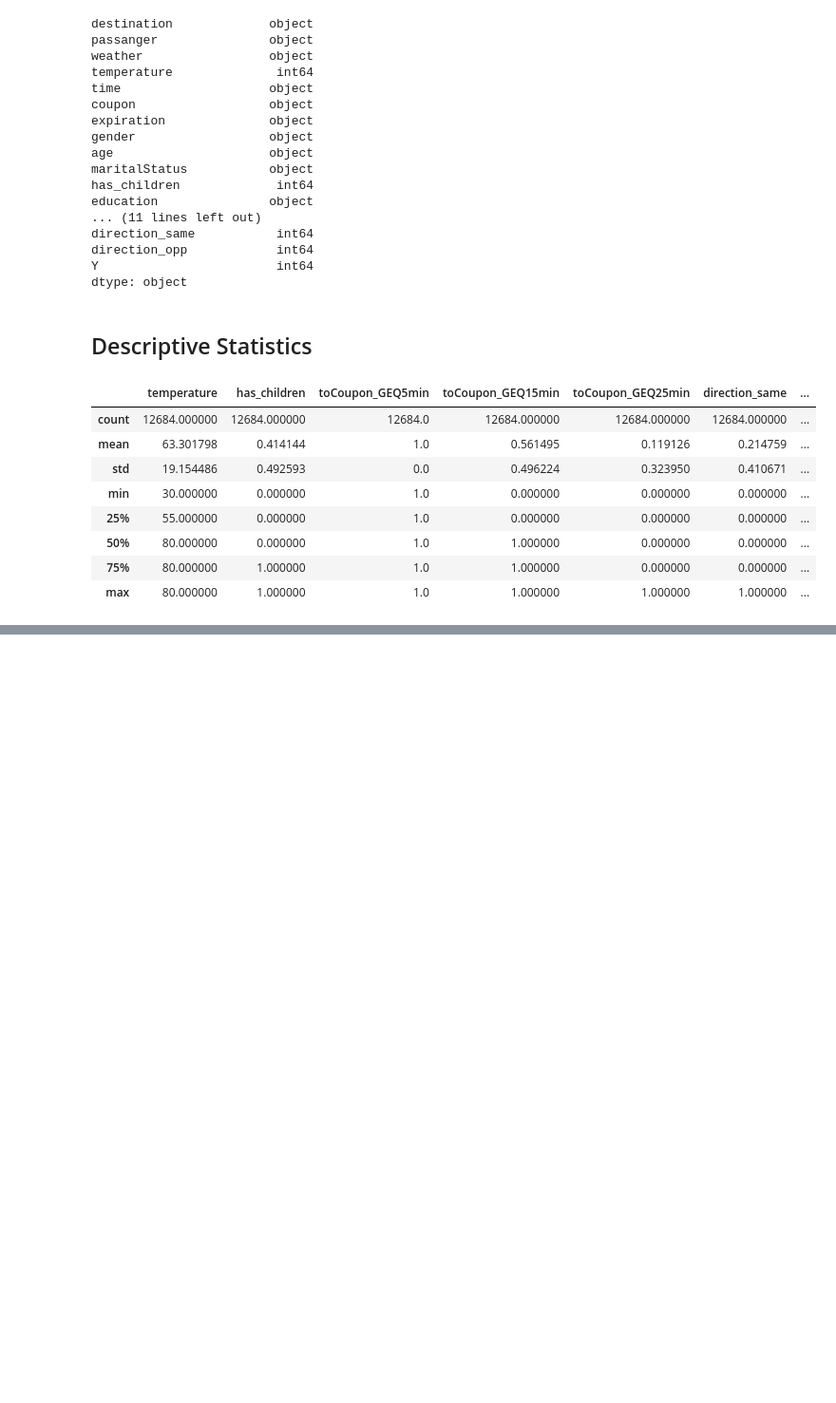
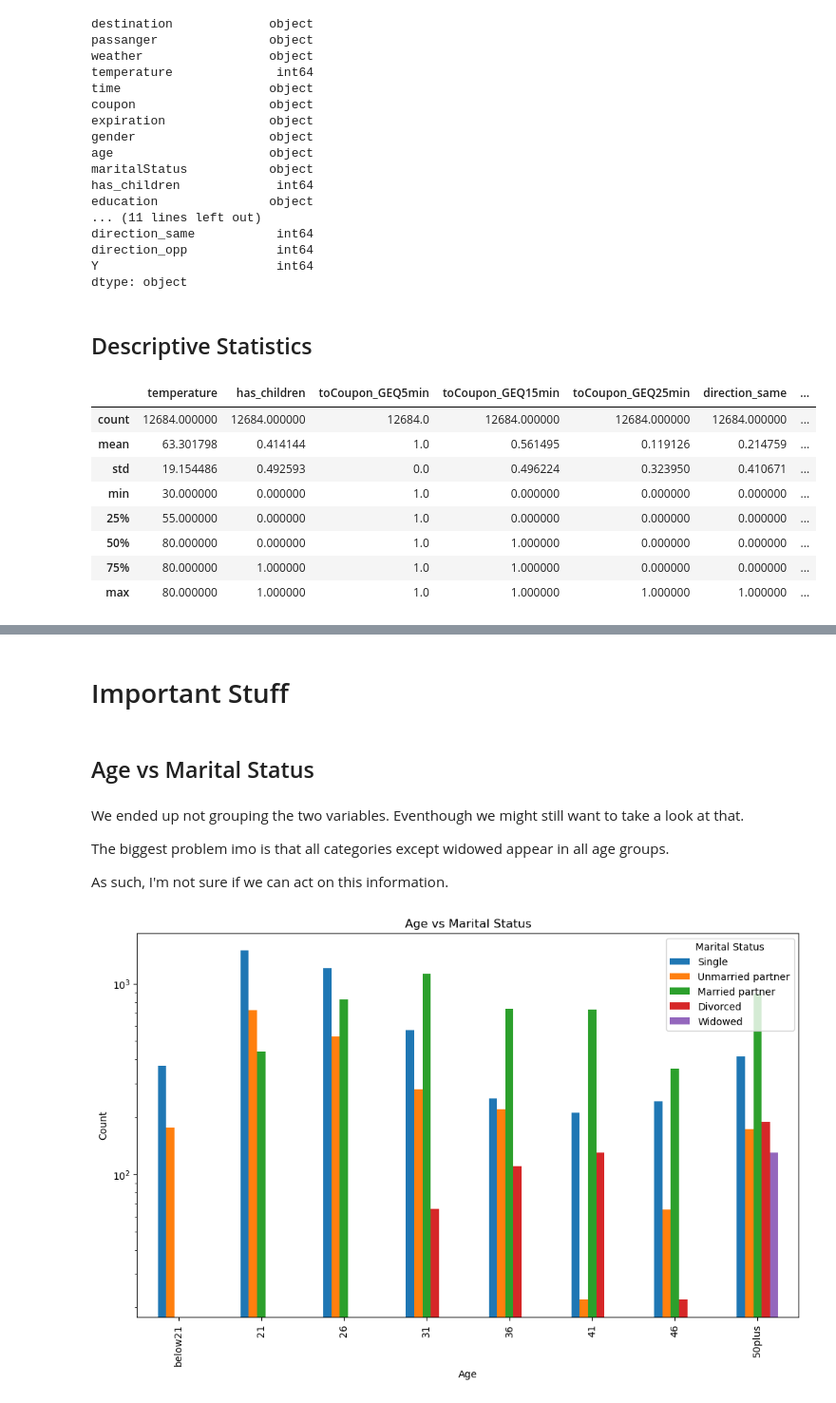
Before and after one commit to leobt23/Data_Mining, a Jupyter notebook: 1_eda/caria.ipynb, the cells around one changed output, grey strips where cells are left out. Shown at 95% size. Saved outputs shown, nothing was run; the diff lists cells and outputs as text; code cells hidden in the pictures; blank space fills up the shorter version.

```diff
--- a/1_eda/caria.ipynb
+++ b/1_eda/caria.ipynb
@@ -167,0 +131,36 @@ hist_all(df1)
+# %% [markdown]
+# Important Stuff
+# %% [markdown]
+## Age vs Marital Status
+# %% [markdown]
+We ended up not grouping the two variables. Eventhough we might still want to take a look at that.
+
+The biggest problem imo is that all categories except widowed appear in all age groups.
+
+As such, I'm not sure if we can act on this information.
+# %%
+# analyzing age vs marital status
+
+# defining the nice way to visualize the 'age' categories
+custom_order_Age = ['below21', '21', '26', '31', '36', '41', '46', '50plus']
+
+# defining the nice way to visualize the 'maritalStatus' categories
+custom_order_MS = ['Single','Unmarried partner','Married partner','Divorced','Widowed']
+
+# Pivoting the data to get counts of each combination
+pivot_df = df.groupby(['age', 'maritalStatus']).size().unstack().fillna(0)
+
+# Ordering the data based on the custom orders
+pivot_df = pivot_df.reindex(custom_order_Age)[custom_order_MS]
+
+# Plotting grouped bar plot
+pivot_df.plot(kind='bar', figsize=(12, 7), stacked=False)
+plt.xlabel('Age')
+plt.ylabel('Count')
+# adding log scale to the y-axis
+plt.yscale('log')
+plt.title('Age vs Marital Status')
+plt.legend(title='Marital Status')
+plt.show()
+# %% [output]
+[figure, added]
```
Also changed, not shown: parts of 5 cells of this notebook.
